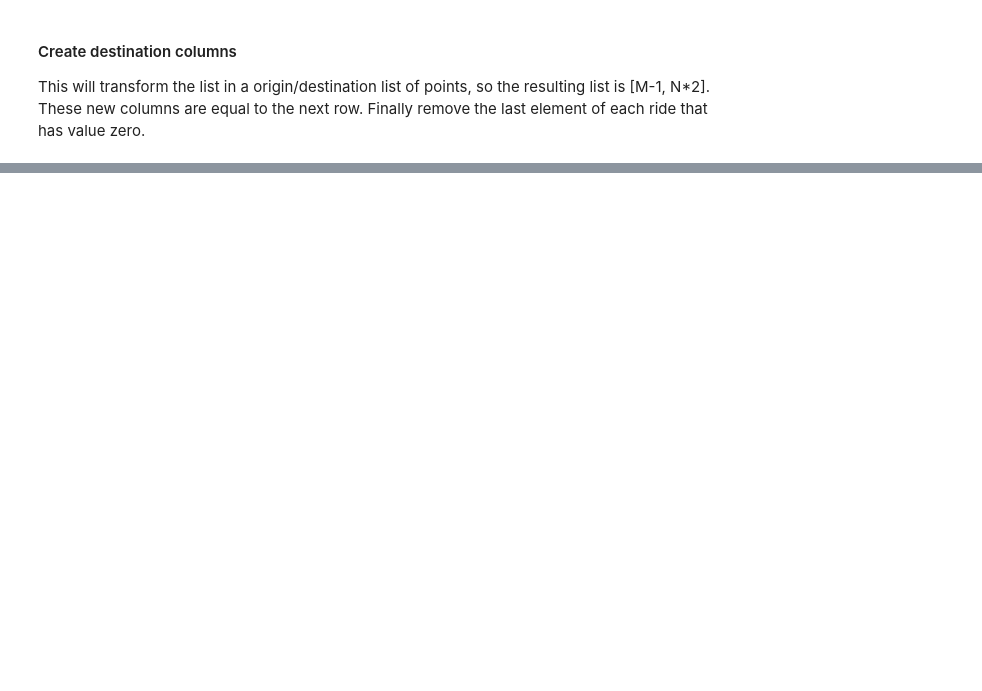
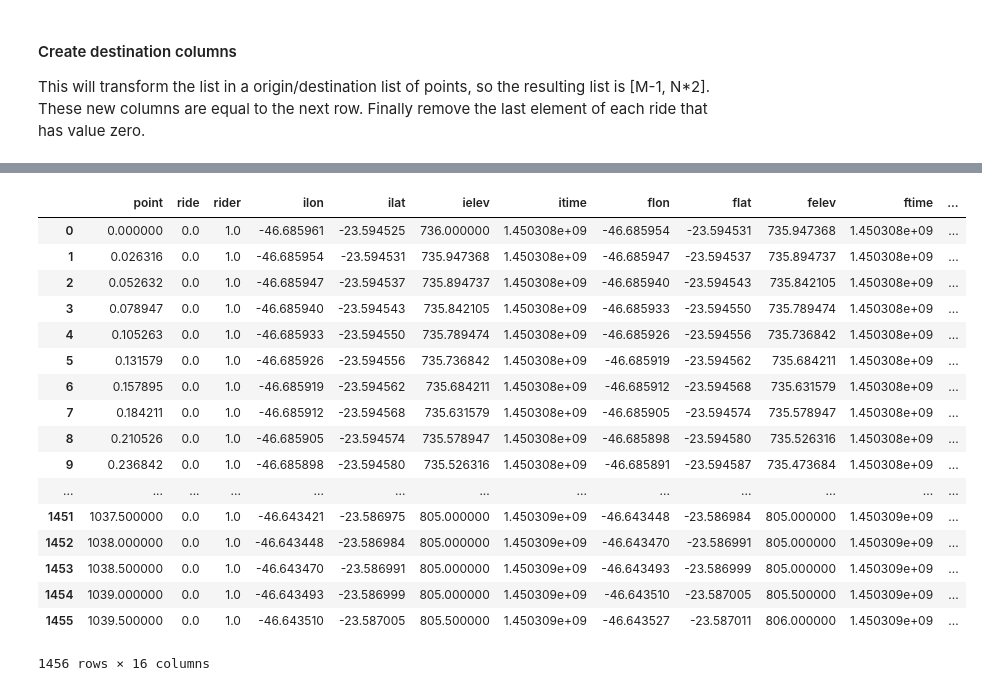
Before and after one commit to sztelzer/Bike-Riding-Analysis, a Jupyter notebook: Bike rides GPS data analysis.ipynb, the cells around one changed output, grey strips where cells are left out. Drawn from its saved outputs; the diff is of its cells as text; code cells hidden in the pictures; blank space fills up the shorter version.

```diff
--- a/Bike rides GPS data analysis.ipynb
+++ b/Bike rides GPS data analysis.ipynb
@@ -206,15 +187,0 @@ Now, lets calculate other variables.
-# %%
-# create a column with angle in degrees
-data['heading'] = np.arctan2(data.flon-data.ilon, data.flat-data.ilat) * 180 / np.pi
-data.loc[data.point==0, 'heading'] = 0
-# %%
-# column with deltadistance (acceleration)
-data['ddist'] = np.roll(data.dist, 1, 0) - data.dist
-data.loc[data.point==0, 'ddist'] = 0
-# %%
-# delta elevation
-data['delev'] = data.felev - data.ielev
-data['delev'] = np.clip(data.delev, -1, 1)
-# climbrate
-data['climb'] = data.delev / data.dist
-data['climb'] = np.clip(data['climb'], -1, 1)
@@ -225,2 +187,0 @@ save_data(data, "extended")
-# %%
-data = load_data("extended")
@@ -326,0 +188,21 @@ To change this limit, set the config variable
+# %%
+data.loc[1].loc[0]
+# %% [output]
+|  | point | ride | rider | ilon | ilat | ielev | itime | flon | flat | felev | ftime | ... |
+| 0 | 0.000000 | 0.0 | 1.0 | -46.685961 | -23.594525 | 736.000000 | 1.450308e+09 | -46.685954 | -23.594531 | 735.947368 | 1.450308e+09 | ... |
+| 1 | 0.026316 | 0.0 | 1.0 | -46.685954 | -23.594531 | 735.947368 | 1.450308e+09 | -46.685947 | -23.594537 | 735.894737 | 1.450308e+09 | ... |
+| 2 | 0.052632 | 0.0 | 1.0 | -46.685947 | -23.594537 | 735.894737 | 1.450308e+09 | -46.685940 | -23.594543 | 735.842105 | 1.450308e+09 | ... |
+| 3 | 0.078947 | 0.0 | 1.0 | -46.685940 | -23.594543 | 735.842105 | 1.450308e+09 | -46.685933 | -23.594550 | 735.789474 | 1.450308e+09 | ... |
+| 4 | 0.105263 | 0.0 | 1.0 | -46.685933 | -23.594550 | 735.789474 | 1.450308e+09 | -46.685926 | -23.594556 | 735.736842 | 1.450308e+09 | ... |
+| 5 | 0.131579 | 0.0 | 1.0 | -46.685926 | -23.594556 | 735.736842 | 1.450308e+09 | -46.685919 | -23.594562 | 735.684211 | 1.450308e+09 | ... |
+| 6 | 0.157895 | 0.0 | 1.0 | -46.685919 | -23.594562 | 735.684211 | 1.450308e+09 | -46.685912 | -23.594568 | 735.631579 | 1.450308e+09 | ... |
+| 7 | 0.184211 | 0.0 | 1.0 | -46.685912 | -23.594568 | 735.631579 | 1.450308e+09 | -46.685905 | -23.594574 | 735.578947 | 1.450308e+09 | ... |
+| 8 | 0.210526 | 0.0 | 1.0 | -46.685905 | -23.594574 | 735.578947 | 1.450308e+09 | -46.685898 | -23.594580 | 735.526316 | 1.450308e+09 | ... |
+| 9 | 0.236842 | 0.0 | 1.0 | -46.685898 | -23.594580 | 735.526316 | 1.450308e+09 | -46.685891 | -23.594587 | 735.473684 | 1.450308e+09 | ... |
+| ... | ... | ... | ... | ... | ... | ... | ... | ... | ... | ... | ... | ... |
+| 1451 | 1037.500000 | 0.0 | 1.0 | -46.643421 | -23.586975 | 805.000000 | 1.450309e+09 | -46.643448 | -23.586984 | 805.000000 | 1.450309e+09 | ... |
+| 1452 | 1038.000000 | 0.0 | 1.0 | -46.643448 | -23.586984 | 805.000000 | 1.450309e+09 | -46.643470 | -23.586991 | 805.000000 | 1.450309e+09 | ... |
+| 1453 | 1038.500000 | 0.0 | 1.0 | -46.643470 | -23.586991 | 805.000000 | 1.450309e+09 | -46.643493 | -23.586999 | 805.000000 | 1.450309e+09 | ... |
+| 1454 | 1039.000000 | 0.0 | 1.0 | -46.643493 | -23.586999 | 805.000000 | 1.450309e+09 | -46.643510 | -23.587005 | 805.500000 | 1.450309e+09 | ... |
+| 1455 | 1039.500000 | 0.0 | 1.0 | -46.643510 | -23.587005 | 805.500000 | 1.450309e+09 | -46.643527 | -23.587011 | 806.000000 | 1.450309e+09 | ... |
+1456 rows × 16 columns
```
Also changed, not shown: parts of 24 cells of this notebook, 5 other files.
